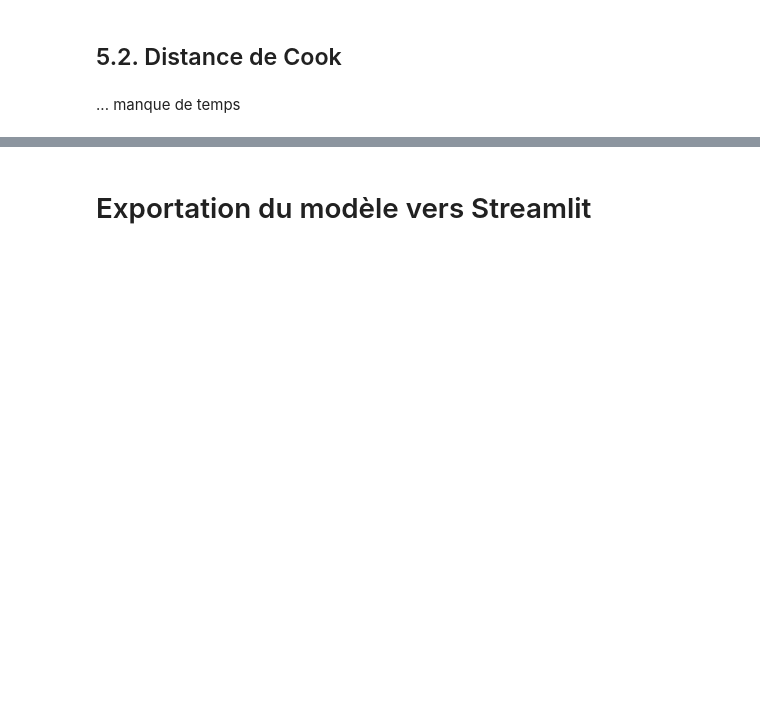
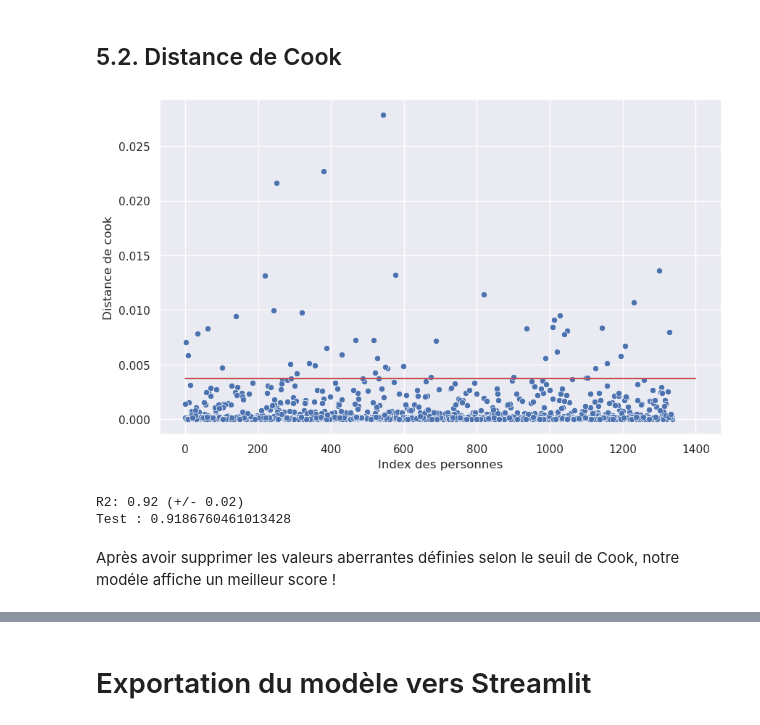
Before and after one commit to Abdellah-R/Projet-ML, a Jupyter notebook: modelisation.ipynb, the cells around one changed output, grey strips where cells are left out. Drawn from its saved outputs; the diff is of its cells as text; code cells hidden in the pictures; blank space fills up the shorter version.

Commit message:
distance de cook

```diff
--- a/modelisation.ipynb
+++ b/modelisation.ipynb
@@ -356,4 +382,47 @@ plt.show()
 # %% [markdown]
 ## 5.2. Distance de Cook
-# %% [markdown]
-... manque de temps
+# %%
+X_cook= col_transform.transform(X_train)
+X_cook_columns= col_transform.get_feature_names_out()
+
+newdf= pd.DataFrame(X_cook).set_index(y_train.index)
+newdf.columns = X_cook_columns
+
+X_cook=sm.add_constant(X_cook)
+model_c = OLS(y_train , X_cook).fit()
+influence = model_c.get_influence().cooks_distance[0]
+cooks_distance = influence
+
+analyse=X_train.copy()
+analyse['dcooks'] = influence
+n= X_train.shape[0]
+p = X_train.shape[1]
+seuil_dcook = 4/n
+
+residual_indice=analyse[analyse['dcooks']>seuil_dcook].index
+residual_indice.size
+
+X_train.drop(residual_indice, inplace=True)
+y_train.drop(residual_indice, inplace=True)
+# %%
+plt.figure(figsize=(10,6))
+sns.scatterplot(analyse['dcooks'])
+plt.xlabel("Index des personnes")
+plt.ylabel("Distance de cook")
+plt.plot([0, 1400], [seuil_dcook, seuil_dcook], color='r')
+plt.show()
+# %% [output]
+[figure, added]
+# %%
+model_en= make_pipeline(preprocessor, PolynomialFeatures(degree=2), ElasticNet(alpha=31.51, l1_ratio=1.0, max_iter= 100, random_state=42))
+
+model_en.fit(X_train, y_train)
+scores = cross_validate(model_en, X_train, y_train, cv=5, scoring='r2')
+
+print("R2: %0.2f (+/- %0.2f)" % (scores['test_score'].mean(), scores['test_score'].std()))
+print(f"Test : {model_en.predict(X_test, y_test)}")
+# %% [output]
+R2: 0.92 (+/- 0.02)
+Test : 0.9186760461013428
+# %% [markdown]
+Après avoir supprimer les valeurs aberrantes définies selon le seuil de Cook, notre modéle affiche un meilleur score !
```
Also changed, not shown: parts of 13 cells of this notebook, 3 other files.
